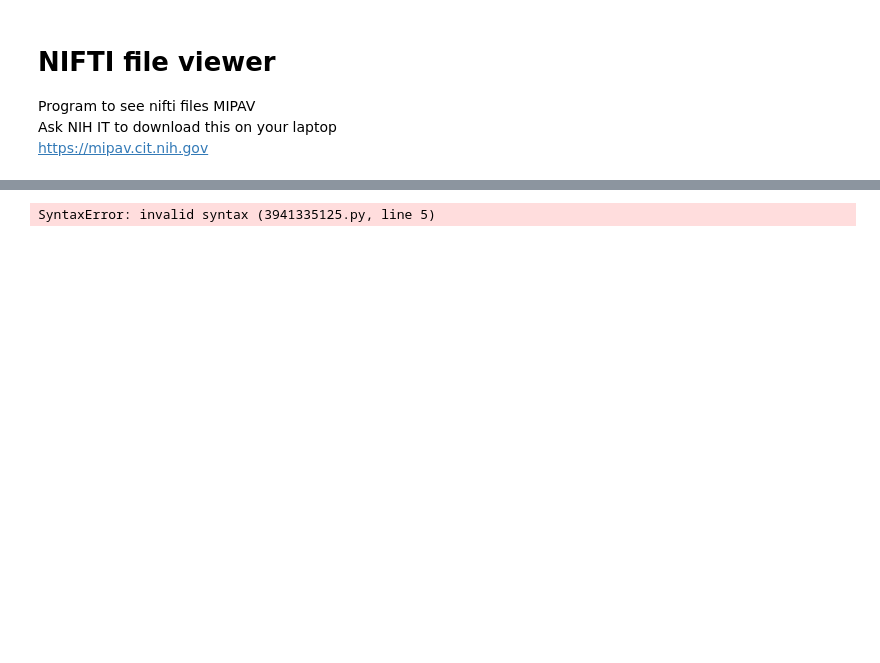
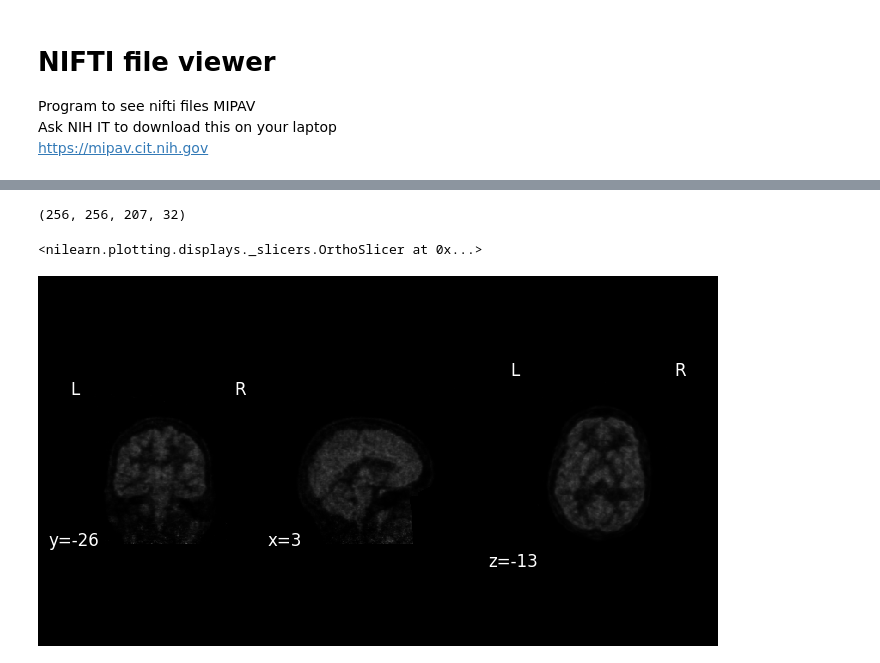
Before and after one commit to bilgelm/dynamicpet, a Jupyter notebook: 4-D_Denoising_User_Story.ipynb, the cells around one changed output, grey strips where cells are left out. Drawn from its saved outputs; the diff is of its cells as text; code cells hidden in the pictures; blank space fills up the shorter version.

```diff
--- a/4-D_Denoising_User_Story.ipynb
+++ b/4-D_Denoising_User_Story.ipynb
@@ -37,12 +62,12 @@ from dynamicpet.denoise import nesma
 # %%
 # This doesn't work because I need to add the symbolic link packages as mentioned above.
 # For now I'm going to try and manually download them, add them to a folder, and then reference it
-# poetry run denoise --method HYPRLR --outputdir /Users/uriartelopezjr/Documents/hackathon/dynamicpet/denoise_output /Users/uriartelopezjr/Documents/hackathon/ds001420/sub-01/ses-baseline/pet/sub-01_ses-baseline_pet.nii.gz
+
 
 
 # 9/5/2024 3pm version
 ### you can change the value next to --fwhm (in mm)
 # https://dynamicpet.readthedocs.io/en/latest/usage.html
-poetry run denoise --method HYPRLR --fwhm 5 --outputdir /Users/uriartelopezjr/Documents/hackathon/dynamicpet/denoise_output /Users/uriartelopezjr/Documents/hackathon/open_neuro_data/sub-01_ses-baseline_pet.nii.gz
+
+### Code I used to create the cleaned images
+# poetry run denoise --method HYPRLR --fwhm 5 --outputdir /Users/uriartelopezjr/Documents/hackathon/dynamicpet/denoise_output /Users/uriartelopezjr/Documents/hackathon/open_neuro_data/sub-01_ses-baseline_pet.nii.gz
-# %% [output]
-SyntaxError: invalid syntax (3941335125.py, line 5)
@@ -50,0 +77,17 @@ import
+# %%
+# testing
+denoise_image_path = '/Users/uriartelopezjr/Documents/hackathon/open_neuro_data/denoise_output/sub-01_ses-baseline_pet_hyprlr.nii.gz'
+nii_img = nib.load(denoise_image_path)
+nii_data = nii_img.get_fdata()
+# %%
+nii_img.shape
+# %% [output]
+(256, 256, 207, 32)
+# %%
+# denoise (cleaned) image at slice 16
+clean_image = plotting.plot_anat(index_img(denoise_image_path, 16), draw_cross=False)
+clean_image
+# to turn off croshairs, do draw_cross=False
+# %% [output]
+<nilearn.plotting.displays._slicers.OrthoSlicer at 0x...>
+[figure, added]
```
Also changed, not shown: parts of 12 cells of this notebook, 2 other files.
